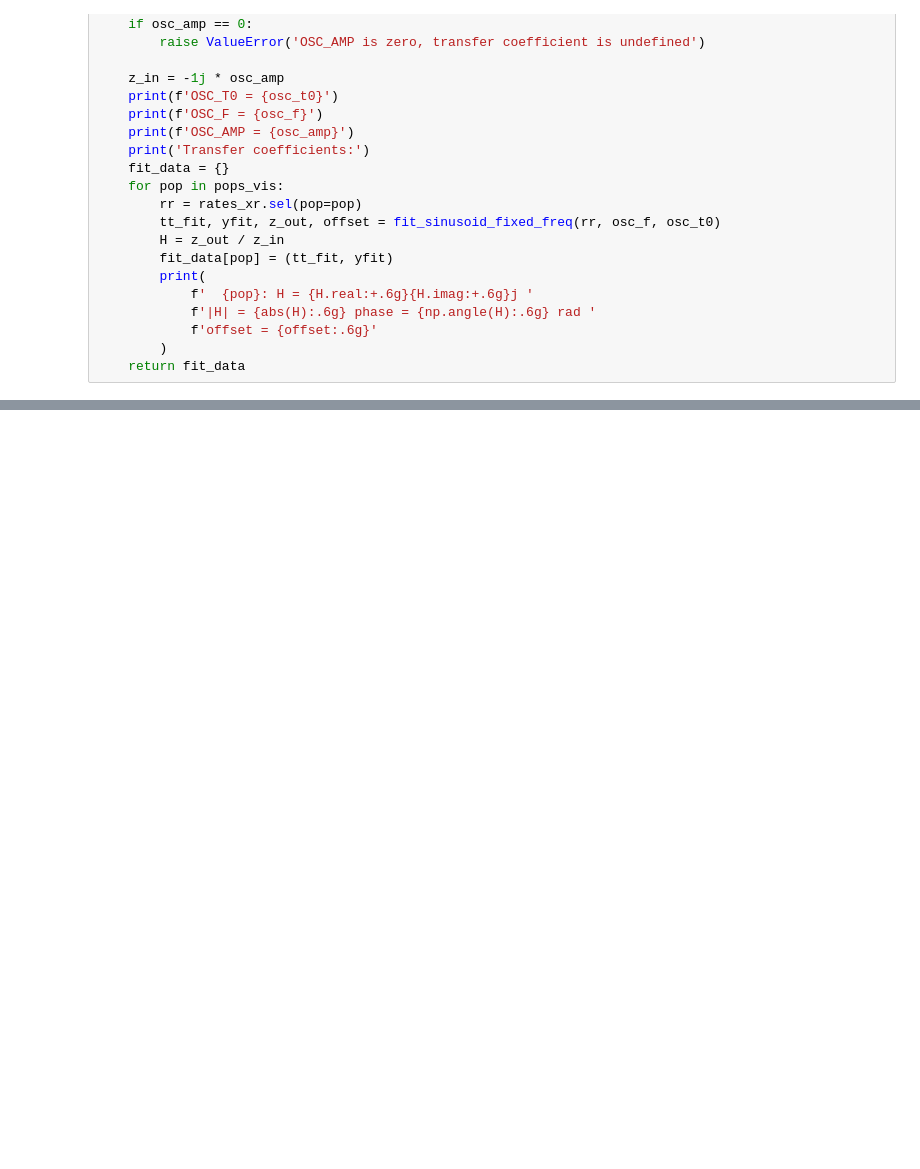
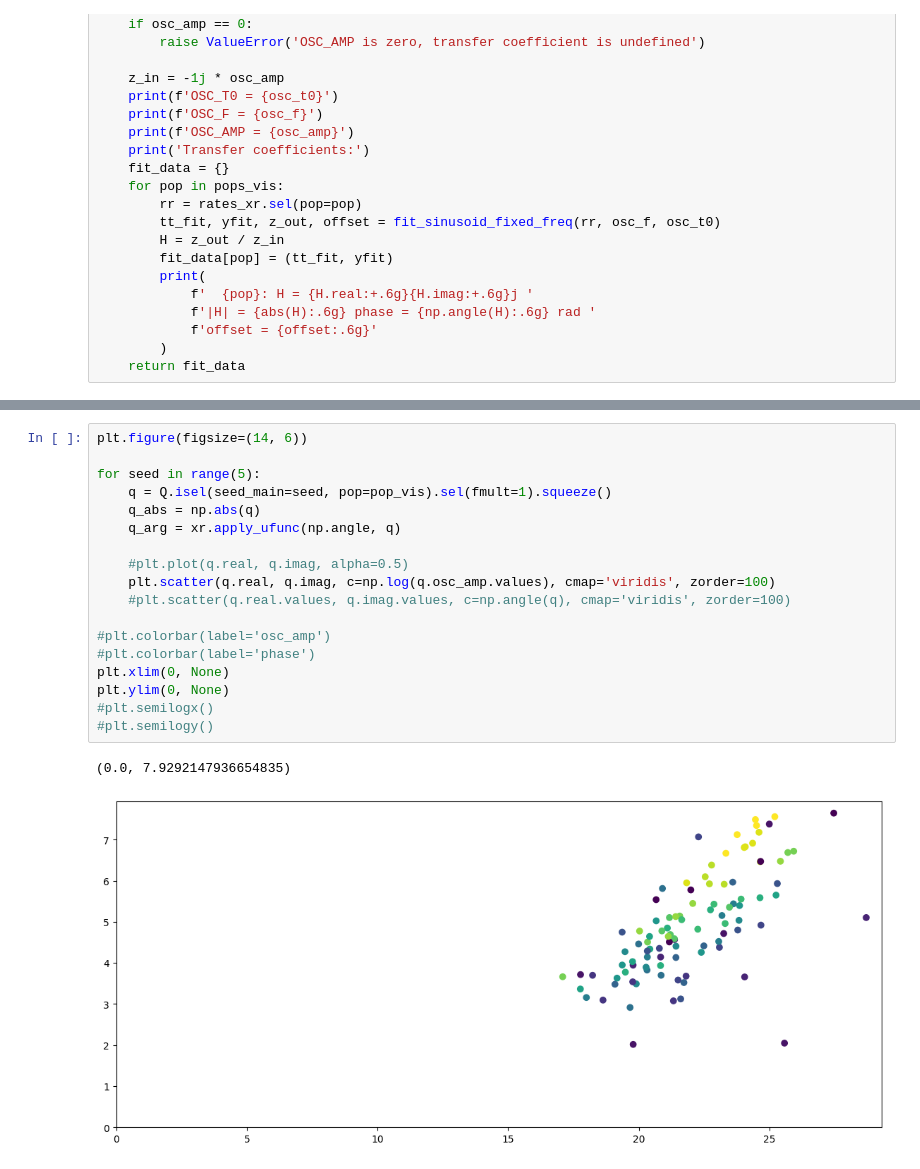
Before and after one commit to niknovikov19/A1-OUinp, a Jupyter notebook: exp_configs/batch_rxbkg_unconn_state1_mech1/net_inpsur_hr_osc_var_seed_f_amp/explore_res.ipynb, the cells around one changed output, grey strips where cells are left out. Drawn from its saved outputs; the diff is of its cells as text; blank space fills up the shorter version.

```diff
--- a/exp_configs/batch_rxbkg_unconn_state1_mech1/net_inpsur_hr_osc_var_seed_f_amp/explore_res.ipynb
+++ b/exp_configs/batch_rxbkg_unconn_state1_mech1/net_inpsur_hr_osc_var_seed_f_amp/explore_res.ipynb
@@ -104,0 +266,21 @@ osc_t0
+# %%
+plt.figure(figsize=(14, 6))
+
+for seed in range(5):
+    q = Q.isel(seed_main=seed, pop=pop_vis).sel(fmult=1).squeeze()
+    q_abs = np.abs(q)
+    q_arg = xr.apply_ufunc(np.angle, q)
+
+    #plt.plot(q.real, q.imag, alpha=0.5)
+    plt.scatter(q.real, q.imag, c=np.log(q.osc_amp.values), cmap='viridis', zorder=100)
+    #plt.scatter(q.real.values, q.imag.values, c=np.angle(q), cmap='viridis', zorder=100)
+
+#plt.colorbar(label='osc_amp')
+#plt.colorbar(label='phase')
+plt.xlim(0, None)
+plt.ylim(0, None)
+#plt.semilogx()
+#plt.semilogy()
+# %% [output]
+(0.0, 7.9292147936654835)
+[figure, added]
```
Also changed, not shown: parts of 7 cells of this notebook, 1 other file.
